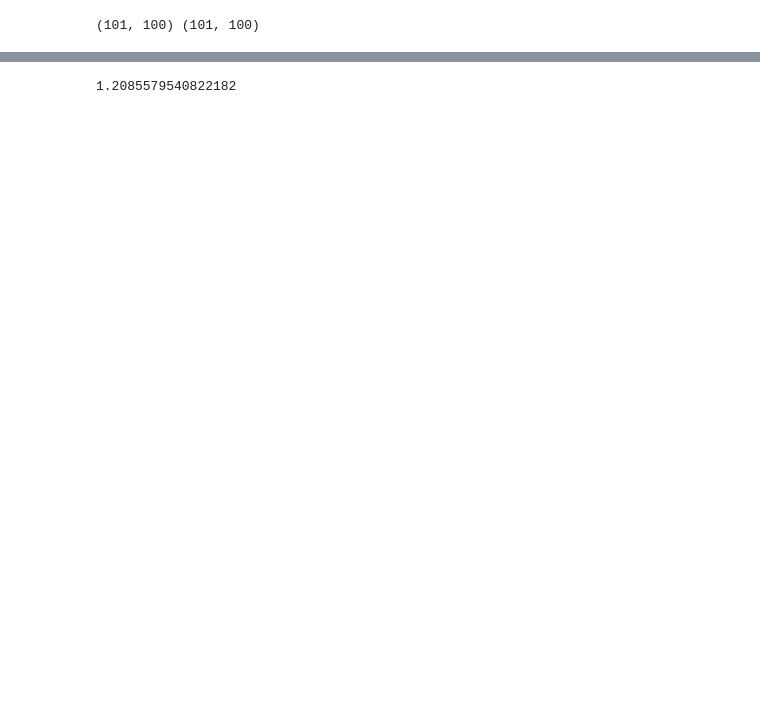
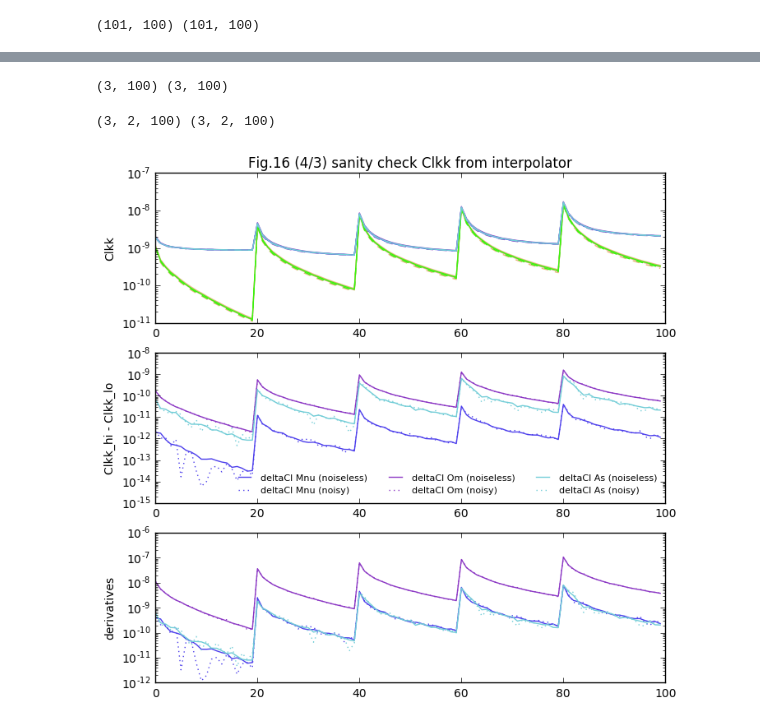
Before and after one commit to liuxx479/PDFs, a Jupyter notebook: PDFs.ipynb, the cells around one changed output, grey strips where cells are left out. Cells and saved outputs as stored; diff of their text form; code cells hidden in the pictures; blank space fills up the shorter version.

```diff
--- a/PDFs.ipynb
+++ b/PDFs.ipynb
@@ -539,5 +546,38 @@ show()
 # %%
 mean(derPSI/derPSN)
 #(PSI[1]-PSI[0])/(PSN[1]-PSN[0])-1
+print derPSI.shape, derPSN.shape
 # %% [output]
-1.2085579540822182
+(3, 100) (3, 100)
+# %%
+PS_testI = array([[PSInterpI(params_der[i][1]), PSInterpI(params_der[i][0])] for i in range(3)])
+PS_testN = array([[PSInterpN(params_der[i][1]), PSInterpN(params_der[i][0])] for i in range(3)])
+print PS_testI.shape, PS_testN.shape
+# %% [output]
+(3, 2, 100) (3, 2, 100)
+# %%
+f, (ax1, ax2, ax3) = subplots(3,1,figsize=(8,8))
+seed(49)
+param_name=['Mnu','Om','As']
+for i in range(3):
+    icolor,jcolor=rand(3),rand(3)
+    ax1.plot(PS_testI[i,0],color=jcolor)
+    ax1.plot(PS_testI[i,1],'--',color=jcolor)
+    ax1.plot(PS_testN[i,0],color=icolor)
+    ax1.plot(PS_testN[i,1],'--',color=icolor)
+    ax2.plot(abs(PS_testI[i,1]-PS_testI[i,0]), '-', color=icolor,label='deltaCl %s (noiseless)' % (param_name[i]))
+    ax2.plot(abs(PS_testN[i,1]-PS_testN[i,0]), ':', color=icolor,label='deltaCl %s (noisy)' % (param_name[i]))
+    ax3.plot(abs(derPSI[i]),'-', color=icolor,label='deltaCl %s (noiseless)' % (param_name[i]))
+    ax3.plot(abs(derPSN[i]), ':', color=icolor,label='deltaCl %s (noisy)' % (param_name[i]))
+ax1.set_yscale('log')
+ax2.set_label('Clkk bins')
+ax1.set_ylabel('Clkk')
+ax2.set_ylabel('Clkk_hi - Clkk_lo')
+ax2.set_yscale('log')
+ax3.set_ylabel('derivatives')
+ax3.set_yscale('log')
+ax2.legend(frameon=0, fontsize=8, loc=0,ncol=3)
+ax1.set_title('Fig.16 (4/3) sanity check Clkk from interpolator')
+show()
+# %% [output]
+[figure, added]
```
Also changed, not shown: parts of 4 cells of this notebook.
